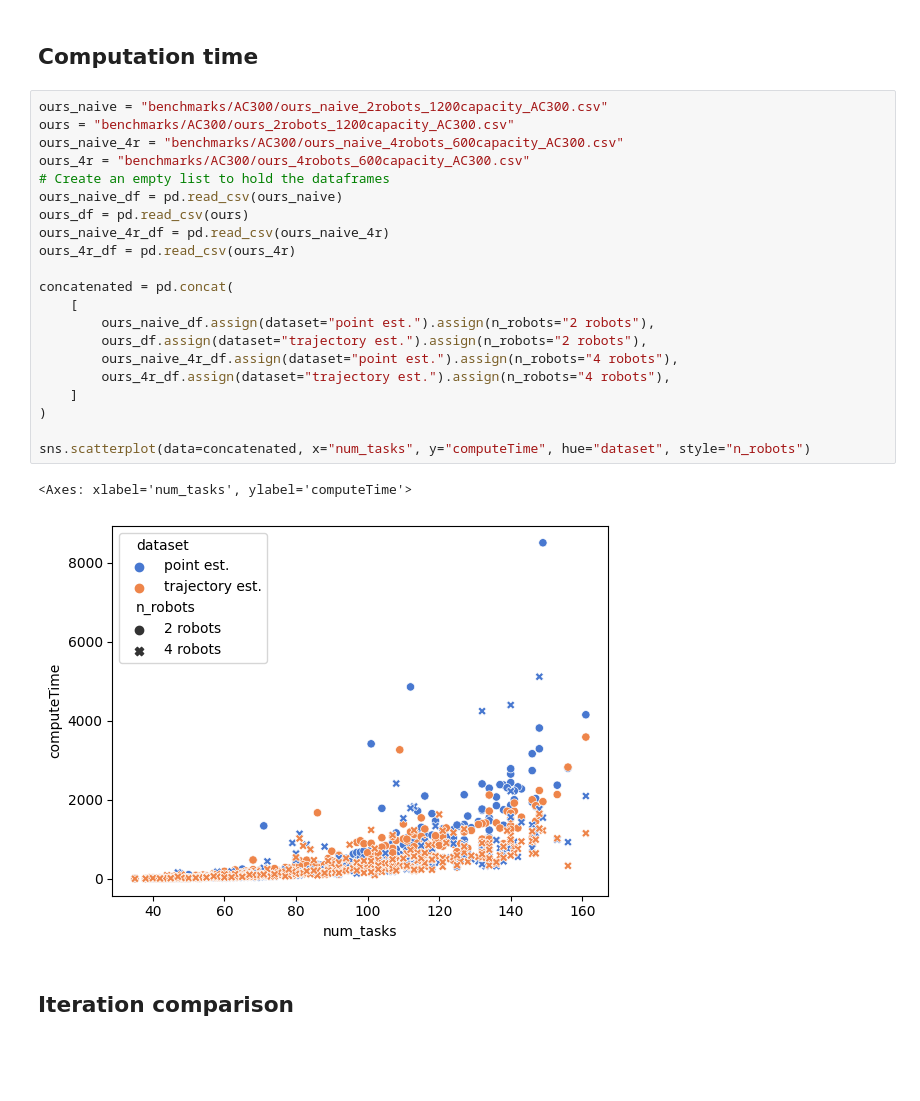
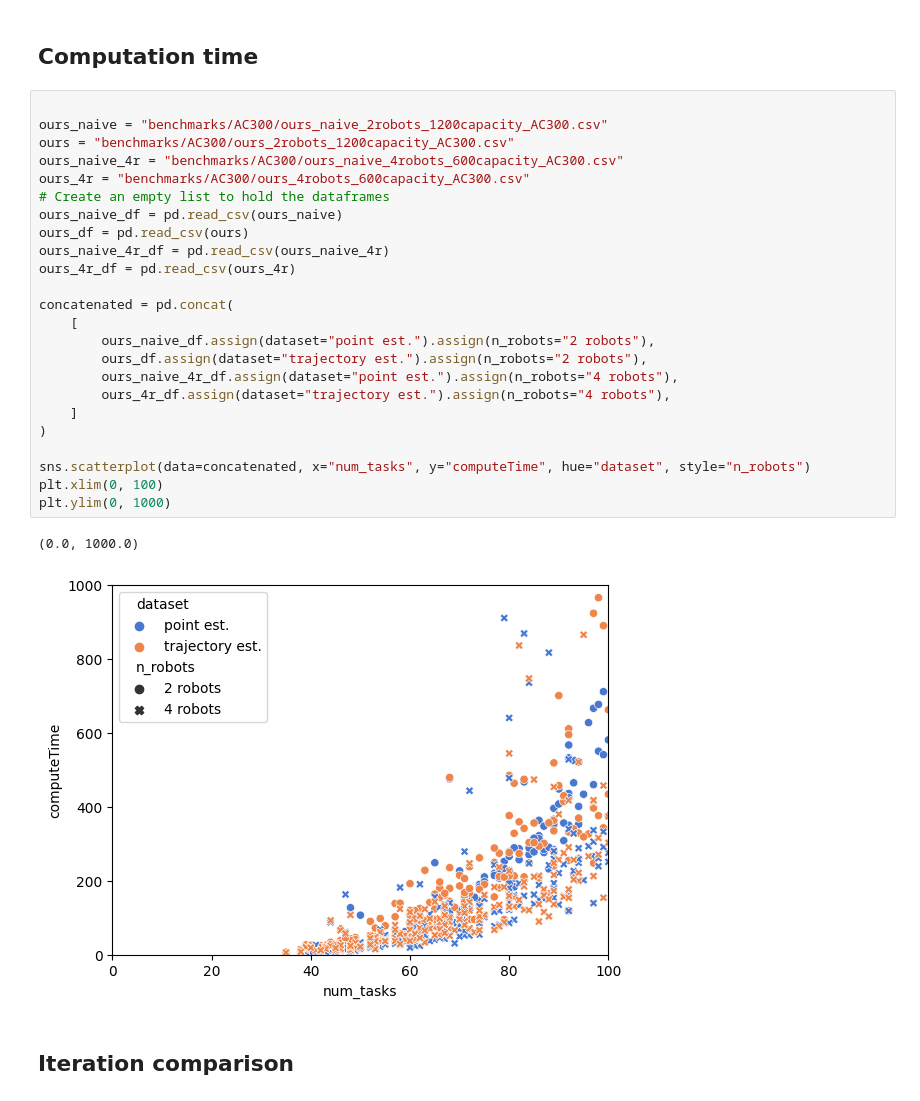
Before and after one commit to kasperg3/trajallocpy, a Jupyter notebook: plot_benchmarks.ipynb, the cells around one changed output. Drawn from its saved outputs; the diff is of its cells as text; blank space fills up the shorter version.

```diff
--- a/plot_benchmarks.ipynb
+++ b/plot_benchmarks.ipynb
@@ -171,29 +171,32 @@ naive iteration std 35.21048968942996
 # %% [markdown]
 ## Computation time
 # %%
+
 ours_naive = "benchmarks/AC300/ours_naive_2robots_1200capacity_AC300.csv"
 ours = "benchmarks/AC300/ours_2robots_1200capacity_AC300.csv"
 ours_naive_4r = "benchmarks/AC300/ours_naive_4robots_600capacity_AC300.csv"
 ours_4r = "benchmarks/AC300/ours_4robots_600capacity_AC300.csv"
 # Create an empty list to hold the dataframes
 ours_naive_df = pd.read_csv(ours_naive)
 ours_df = pd.read_csv(ours)
 ours_naive_4r_df = pd.read_csv(ours_naive_4r)
 ours_4r_df = pd.read_csv(ours_4r)
 
 concatenated = pd.concat(
     [
         ours_naive_df.assign(dataset="point est.").assign(n_robots="2 robots"),
         ours_df.assign(dataset="trajectory est.").assign(n_robots="2 robots"),
         ours_naive_4r_df.assign(dataset="point est.").assign(n_robots="4 robots"),
         ours_4r_df.assign(dataset="trajectory est.").assign(n_robots="4 robots"),
     ]
 )
 
 sns.scatterplot(data=concatenated, x="num_tasks", y="computeTime", hue="dataset", style="n_robots")
+plt.xlim(0, 100)
+plt.ylim(0, 1000)
 # %% [output]
-<Axes: xlabel='num_tasks', ylabel='computeTime'>
+(0.0, 1000.0)
-[figure, old version]
+[figure, new version]
 # %% [markdown]
 ## Iteration comparison
 # %%
```
Also changed, not shown: parts of 1 cell of this notebook, 23 other files.
